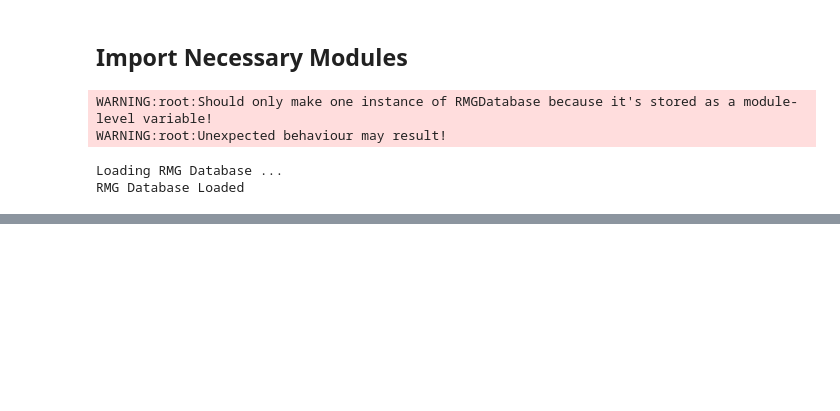
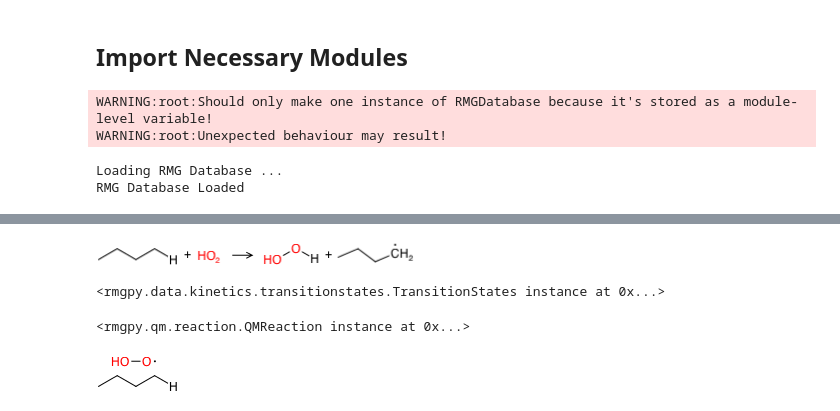
Before and after one commit to ReactionMechanismGenerator/AutoTST, a Jupyter notebook: Run_AutoTST.ipynb, the cells around one changed output, grey strips where cells are left out. Drawn from its saved outputs; the diff is of its cells as text; code cells hidden in the pictures; blank space fills up the shorter version.

```diff
--- a/Run_AutoTST.ipynb
+++ b/Run_AutoTST.ipynb
@@ -31,14 +32,14 @@ rxnFamilies = ['H_Abstraction']  # Only looking at H_abstraction via OOH
 print 'Loading RMG Database ...'
 
 rmgDatabase = RMGDatabase()
-databasePath = os.path.abspath(os.path.join(os.getenv('RMGpy', '..'), 'RMG-database', 'input'))
+databasePath = os.path.abspath(os.path.join(os.getenv('RMGpy', '..'), "..", 'RMG-database', 'input'))
 logging.info(databasePath)
 rmgDatabase.load(databasePath,
                  kineticsFamilies=rxnFamilies,
                  transportLibraries=[],
                  reactionLibraries=[],
                  seedMechanisms=[],
-                 thermoLibraries=['primaryThermoLibrary', 'thermo_DFT_CCSDTF12_BAC', 'CBS_QB3_1dHR',], #'KlippensteinH2O2' ],
+                 thermoLibraries=['primaryThermoLibrary', 'KlippensteinH2O2', 'thermo_DFT_CCSDTF12_BAC', 'CBS_QB3_1dHR' ], #'KlippensteinH2O2' ],
                  solvation=False,
                  )
 print 'RMG Database Loaded'
@@ -48,7 +49,11 @@ WARNING:root:Unexpected behaviour may result!
 Loading RMG Database ...
 RMG Database Loaded
 # %%
-oohReaction = eval('Reaction(reactants=[Species(label="H2O2", molecule=[Molecule(SMILES="OO")]), Species(label="H", molecule=[Molecule(SMILES="[H]")])], products=[Species(label="HO2", molecule=[Molecule(SMILES="[O]O")]), Species(label="H2", molecule=[Molecule(SMILES="[H][H]")])])')
+#oohReaction = eval('Reaction(reactants=[Species(label="H2O2", molecule=[Molecule(SMILES="OO")]), Species(label="H", molecule=[Molecule(SMILES="[H]")])], products=[Species(label="HO2", molecule=[Molecule(SMILES="[O]O")]), Species(label="H2", molecule=[Molecule(SMILES="[H][H]")])])')
+reactants = [Species(molecule=[Molecule(SMILES = "CCCC")]), Species(molecule=[Molecule(SMILES = "[O]O")])]
+products = [Species(molecule=[Molecule(SMILES = "[CH2]CCC")]), Species(molecule=[Molecule(SMILES = "OO")])]
+oohReaction = Reaction(reactants=reactants, products=products)
+
 rxnFamily = "H_Abstraction"
 rSpecies1, rSpecies2 = oohReaction.reactants
 pSpecies1, pSpecies2 = oohReaction.products
@@ -59,0 +86,30 @@ pSpecies2.generateResonanceIsomers()
+# %%
+for reaction in reactionList:
+    # Check if any of the RMG proposed reactions matches the reaction in the mechanism
+    if testReaction.isIsomorphic(reaction):
+        # Now add the labeled atoms to the Molecule, and check all labels were added
+        atLblsR = dict([(lbl[0], False) for lbl in reaction.labeledAtoms])
+        atLblsP = dict([(lbl[0], False) for lbl in reaction.labeledAtoms])
+
+        for reactant in reaction.reactants:
+
+            reactant.clearLabeledAtoms()
+            for atom in reactant.atoms:
+                for atomLabel in reaction.labeledAtoms:
+                    if atom==atomLabel[1]:
+                        atom.label = atomLabel[0]
+                        atLblsR[atomLabel[0]] = True
+        for product in reaction.products:
+
+            product.clearLabeledAtoms()
+            for atom in product.atoms:
+                for atomLabel in reaction.labeledAtoms:
+                    if atom==atomLabel[1]:
+                        atom.label = atomLabel[0]
+                        atLblsP[atomLabel[0]] = True
+        if all( atLblsR.values() ) and all( atLblsP.values() ):
+            gotOne=True
+            break
+reaction
+# %% [output]
+[figure, added]
@@ -59,0 +134,22 @@ pSpecies2.generateResonanceIsomers()
+# %%
+settings = QMSettings(
+    software='gaussian',
+    method='m062x',
+    fileStore=os.path.expandvars('.'),
+    scratchDirectory=os.path.expandvars('.'),
+    )
+
+tsDatabase = rmgDatabase.kinetics.families["H_Abstraction"].transitionStates
+tsDatabase
+# %% [output]
+<rmgpy.data.kinetics.transitionstates.TransitionStates instance at 0x...>
+# %%
+rxn = QMReaction(reaction=reaction, settings=settings, tsDatabase=tsDatabase)
+rxn
+# %% [output]
+<rmgpy.qm.reaction.QMReaction instance at 0x...>
+# %%
+reacts, products = rxn.setupMolecules()
+reacts
+# %% [output]
+[figure, added]
```
Also changed, not shown: parts of 9 cells of this notebook, 7 other files.
